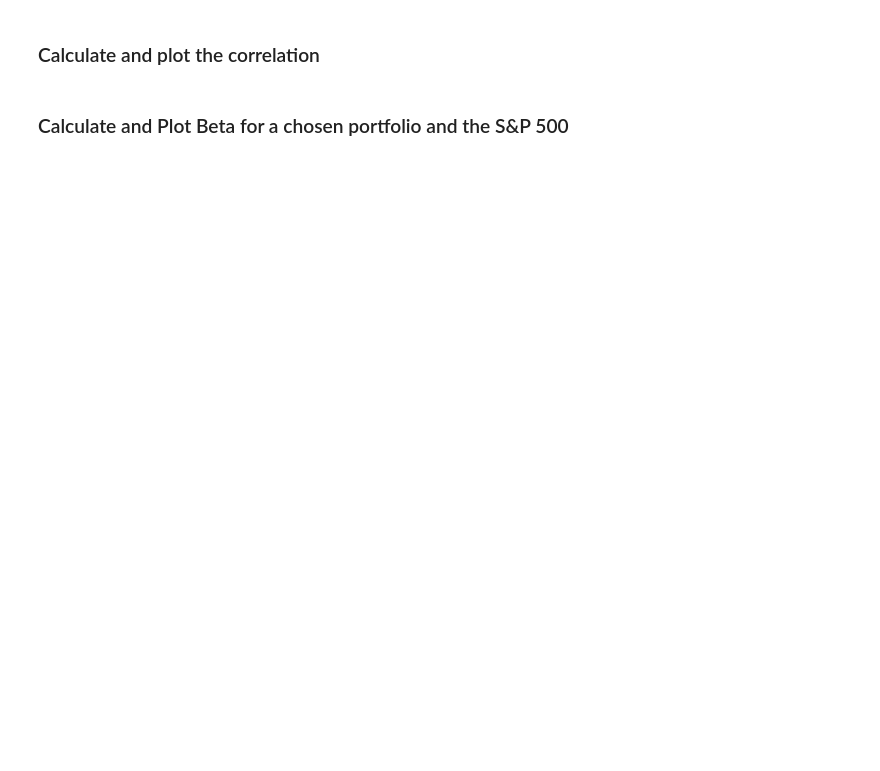
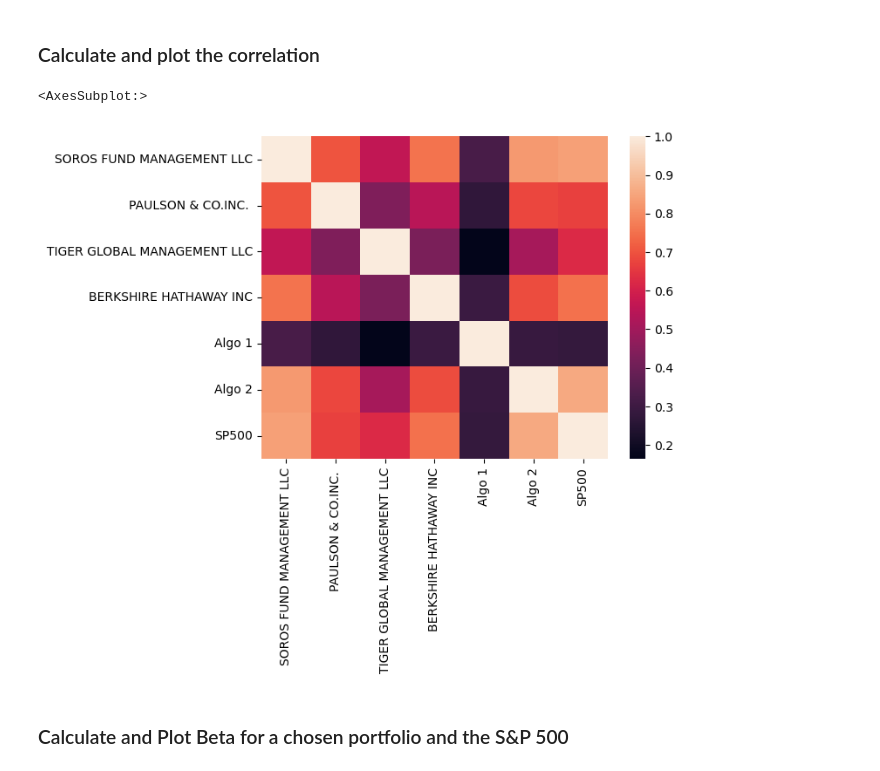
Before and after one commit to Eseric1/Pandas-Portfolio-Calculating, a Jupyter notebook: Starter_Code/whale_analysis.ipynb, the cells around one changed output. Drawn from its saved outputs; the diff is of its cells as text; code cells hidden in the pictures; blank space fills up the shorter version.

```diff
--- a/Starter_Code/whale_analysis.ipynb
+++ b/Starter_Code/whale_analysis.ipynb
@@ -272,8 +288,12 @@ Risk changes over time. Analyze the rolling statistics for Risk and Beta.
 ### Calculate and plot the correlation
 # %%
 # Calculate the correlation
-
+correlation = joined_df.corr()
 # Display de correlation matrix
+sns.heatmap(correlation)
+# %% [output]
+<AxesSubplot:>
+[figure, added]
 # %% [markdown]
 ### Calculate and Plot Beta for a chosen portfolio and the S&P 500
 # %%
```
Also changed, not shown: parts of 17 cells of this notebook.
